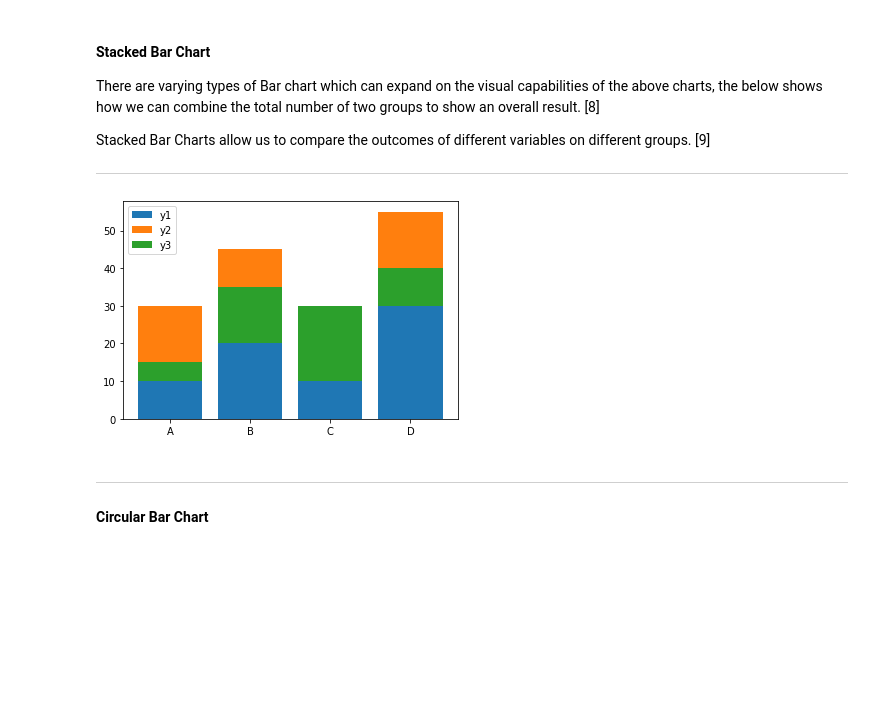
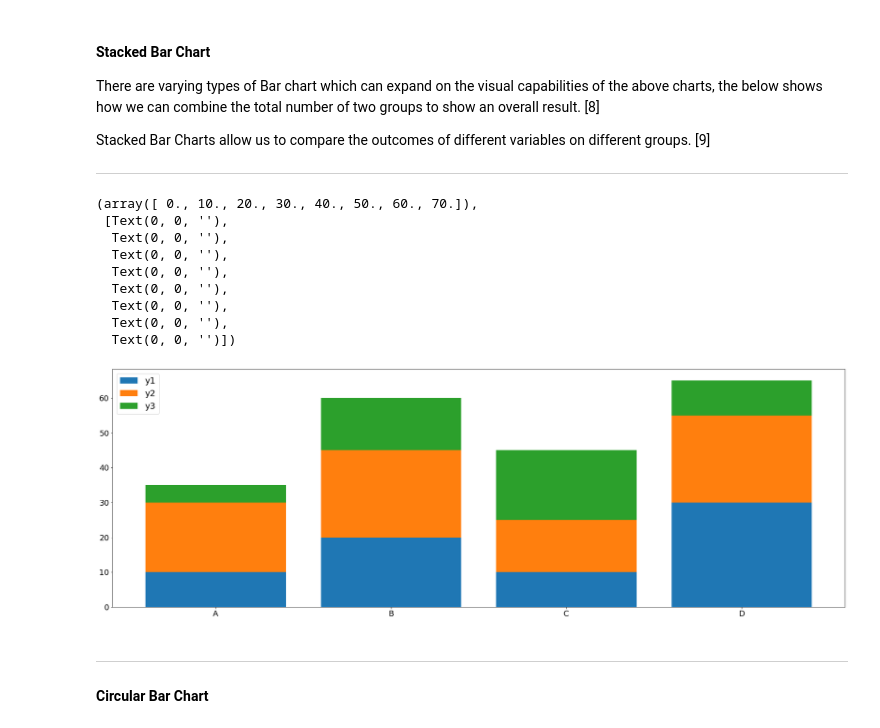
Before and after one commit to VCurry20/FDAProject2021, a Jupyter notebook: pyplot.ipynb, the cells around one changed output. Cells and saved outputs as stored; diff of their text form; code cells hidden in the pictures; blank space fills up the shorter version.

```diff
--- a/pyplot.ipynb
+++ b/pyplot.ipynb
@@ -226,22 +226,33 @@ Stacked Bar Charts allow us to compare the outcomes of different variables on di
 
 ***
 # %%
-x = ['A', 'B', 'C', 'D']                  # x axis data points
-y1 = [10, 20, 10, 30]                     # first set of y points
-y2 = [20, 25, 15, 25]                     # second set of y points
-y3 = [5, 15, 20,10]
+x = ['A', 'B', 'C', 'D']                   # x axis data points
+y1 = np.array([10, 20, 10, 30])            # first set of y points
+y2 = np.array([20, 25, 15, 25])            # second set of y points
+y3 = np.array([5, 15, 20,10])              # third set of y points
 
-# plot bars in stack manner
-plt.bar(x, y1)
-plt.bar(x, y2, bottom=y1)
-plt.bar(x, y3, bottom=y1)
 
-plt.legend(labels=['y1', 'y2','y3'])
-plt.show()
+plt.bar(x, y1)                             # plot bar one - x & y1
+plt.bar(x, y2, bottom=y1)                  # plot bar two - x & y2 - bottom of bar is y1
+plt.bar(x, y3, bottom=y1+y2)               # plot bar three - x & y3 - bottom of bar is y1 + y2
+
+
+plt.legend(labels=['y1', 'y2','y3'], fontsize=20)         # plot legend
+plt.xticks(fontsize=18)                                   # change tick size - letters
+plt.yticks(fontsize=18)                                   # change tick size - Numbers
 
 # [8][10][11]
 # %% [output]
+(array([ 0., 10., 20., 30., 40., 50., 60., 70.]),
+ [Text(0, 0, ''),
+  Text(0, 0, ''),
+  Text(0, 0, ''),
+  Text(0, 0, ''),
+  Text(0, 0, ''),
+  Text(0, 0, ''),
+  Text(0, 0, ''),
+  Text(0, 0, '')])
-[figure, old version]
+[figure, new version]
 # %% [markdown]
 ***
 
```
Also changed, not shown: parts of 11 cells of this notebook, 1 other file.
